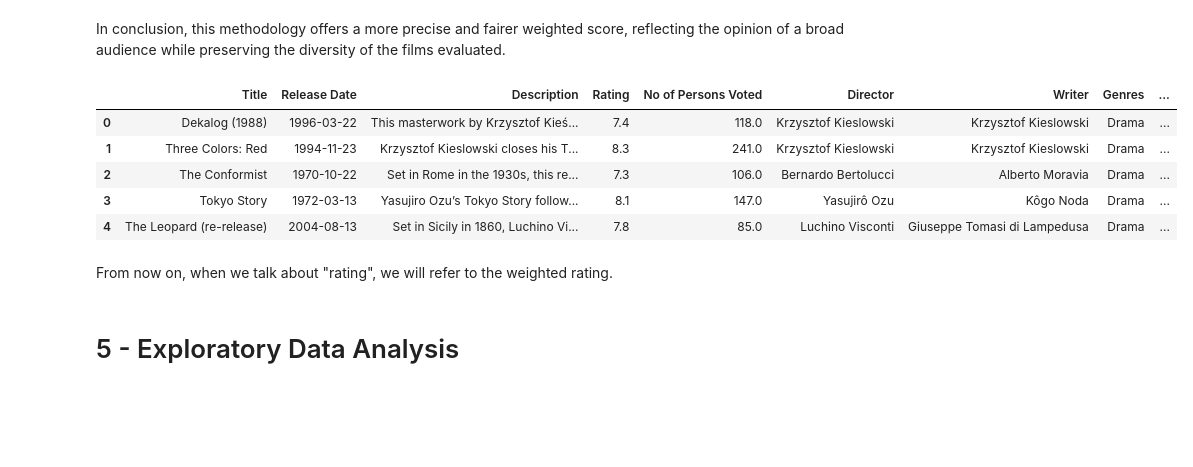
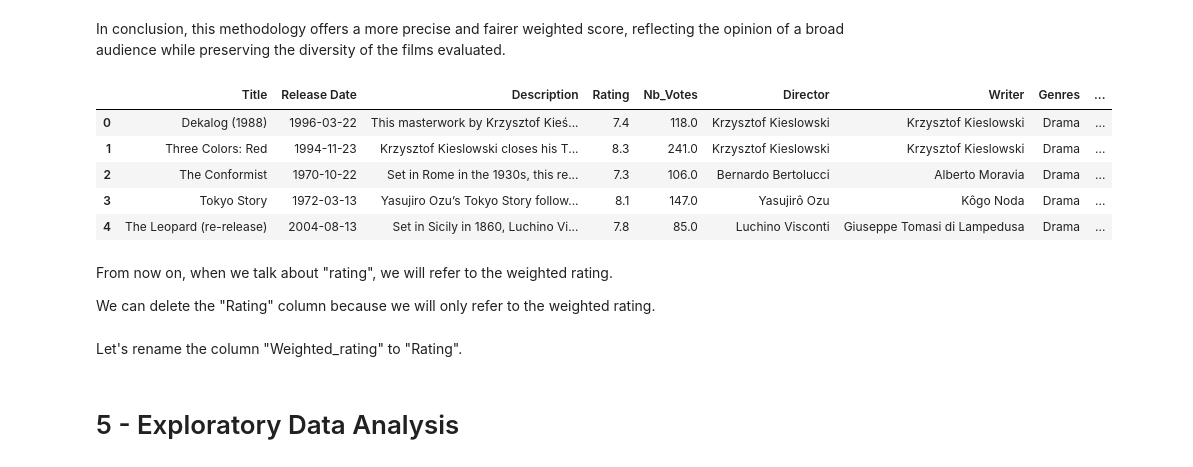
Before and after one commit to Thibaut5599/Analysis_MovieDataset, a Jupyter notebook: Movies_1910_2024.ipynb, the cells around one changed output. Cells and saved outputs as stored; diff of their text form; code cells hidden in the pictures; blank space fills up the shorter version.

```diff
--- a/Movies_1910_2024.ipynb
+++ b/Movies_1910_2024.ipynb
@@ -90,6 +90,9 @@ df.head()
 | 2 | The Conformist | Oct 22, 1970 | Set in Rome in the 1930s, this re... | 7.3 | 106 | Bernardo Bertolucci | Alberto Moravia, Bernardo Bertolucci | 1 h 47 m | ... |
 | 3 | Tokyo Story | Mar 13, 1972 | Yasujiro Ozu’s Tokyo Story follow... | 8.1 | 147 | Yasujirô Ozu | Kôgo Noda, Yasujirô Ozu | 2 h 16 m | ... |
 | 4 | The Leopard (re-release) | Aug 13, 2004 | Set in Sicily in 1860, Luchino Vi... | 7.8 | 85 | Luchino Visconti | Giuseppe Tomasi di Lampedusa, Sus... | 3 h 7 m | ... |
+# %%
+# Rename "No of Persons Voted" column by "Nb_Votes"
+df = df.rename(columns={"No of Persons Voted": "Nb_Votes"})
 # %% [markdown]
 ## 3.1 -Missing Values
 # %%
@@ -160,6 +163,6 @@ Note that the “No of Persons Voted” column is not in numerical format. Let's
 # %%
-# Convert "No of Persons Voted" in integer
-df['No of Persons Voted'] = df['No of Persons Voted'].replace({',': ''}, regex=True).astype(float)
+# Convert "Nb_Votes" in integer
+df['Nb_Votes'] = df['Nb_Votes'].replace({',': ''}, regex=True).astype(float)
 
 df.dtypes
 # %% [output]
@@ -207,7 +210,7 @@ Mean of 'Rating' column = 6.617631947687997
 # %%
 # Imputation with median
 df.fillna({"Rating": df["Rating"].median()}, inplace=True)
-df.fillna({"No of Persons Voted":df["No of Persons Voted"].median()}, inplace=True)
+df.fillna({"Nb_Votes":df["Nb_Votes"].median()}, inplace=True)
 # %%
 missing_data = df.isnull()
 
@@ -738,10 +741,10 @@ To guarantee a balanced and representative analysis, we chose a value of m locat
 # %% [markdown]
 In conclusion, this methodology offers a more precise and fairer weighted score, reflecting the opinion of a broad audience while preserving the diversity of the films evaluated.
 # %%
-df["Weighted_rating"] = round((df["Rating"]*df["No of Persons Voted"] + df["Rating"].mean()*50)/(df["No of Persons Voted"] + 50),1)
+df["Weighted_rating"] = round((df["Rating"]*df["Nb_Votes"] + df["Rating"].mean()*50)/(df["Nb_Votes"] + 50),1)
 df.head()
 # %% [output]
-|  | Title | Release Date | Description | Rating | No of Persons Voted | Director | Writer | Genres | ... |
+|  | Title | Release Date | Description | Rating | Nb_Votes | Director | Writer | Genres | ... |
 | 0 | Dekalog (1988) | 1996-03-22 | This masterwork by Krzysztof Kieś... | 7.4 | 118.0 | Krzysztof Kieslowski | Krzysztof Kieslowski | Drama | ... |
 | 1 | Three Colors: Red | 1994-11-23 | Krzysztof Kieslowski closes his T... | 8.3 | 241.0 | Krzysztof Kieslowski | Krzysztof Kieslowski | Drama | ... |
 | 2 | The Conformist | 1970-10-22 | Set in Rome in the 1930s, this re... | 7.3 | 106.0 | Bernardo Bertolucci | Alberto Moravia | Drama | ... |
@@ -749,3 +752,5 @@ df.head()
 | 4 | The Leopard (re-release) | 2004-08-13 | Set in Sicily in 1860, Luchino Vi... | 7.8 | 85.0 | Luchino Visconti | Giuseppe Tomasi di Lampedusa | Drama | ... |
 # %% [markdown]
 From now on, when we talk about "rating", we will refer to the weighted rating.
+
+We can delete the "Rating" column because we will only refer to the weighted rating.
@@ -751,0 +759,2 @@ From now on, when we talk about "rating", we will refer to the weighted rating.
+# %% [markdown]
+Let's rename the column "Weighted_rating" to "Rating".
```
Also changed, not shown: parts of 48 cells of this notebook.
